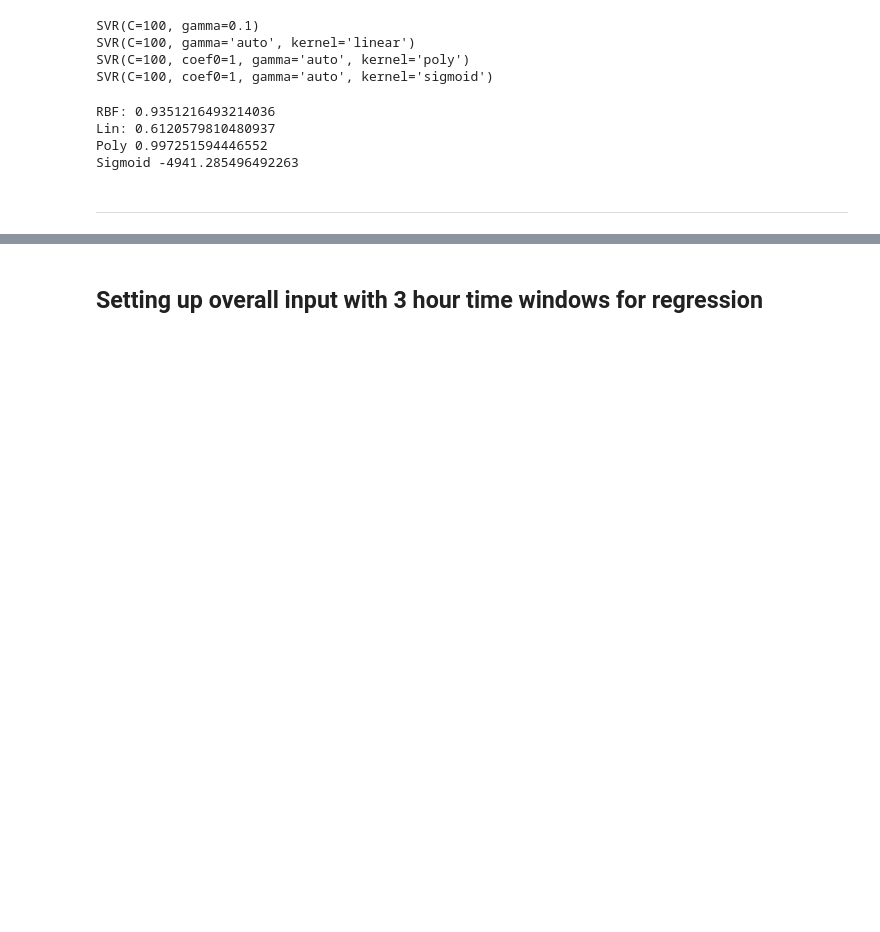
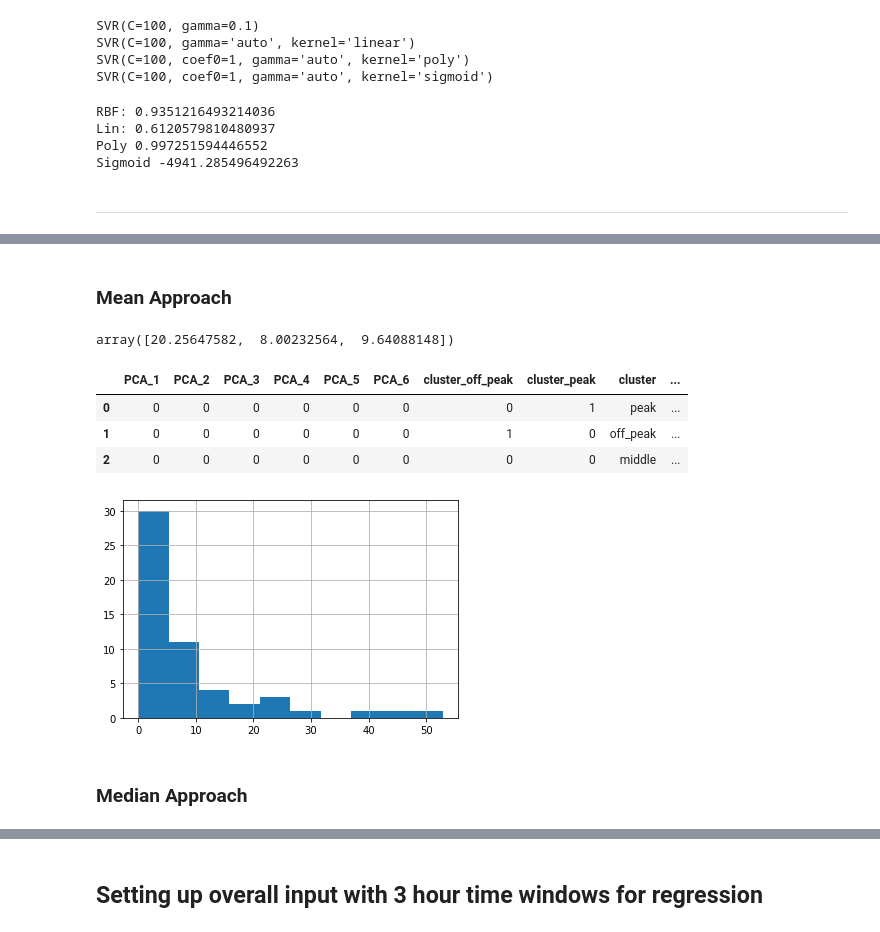
Before and after one commit to AndOleAnd/Capstone_N_A_P, a Jupyter notebook: Notebooks/Predictions.ipynb, the cells around one changed output, grey strips where cells are left out. Saved outputs shown, nothing was run; the diff lists cells and outputs as text; code cells hidden in the pictures; blank space fills up the shorter version.

```diff
--- a/Notebooks/Predictions.ipynb
+++ b/Notebooks/Predictions.ipynb
@@ -723,0 +766,2 @@ Sigmoid -4941.285496492263
+# %% [markdown]
+### Mean Approach
@@ -723,0 +772,4 @@ Sigmoid -4941.285496492263
+# %%
+pred_proxy
+# %% [output]
+array([20.25647582,  8.00232564,  9.64088148])
@@ -723,0 +783,13 @@ Sigmoid -4941.285496492263
+# %%
+df_proxies.head()
+# %% [output]
+|  | PCA_1 | PCA_2 | PCA_3 | PCA_4 | PCA_5 | PCA_6 | cluster_off_peak | cluster_peak | cluster | ... |
+| 0 | 0 | 0 | 0 | 0 | 0 | 0 | 0 | 1 | peak | ... |
+| 1 | 0 | 0 | 0 | 0 | 0 | 0 | 1 | 0 | off_peak | ... |
+| 2 | 0 | 0 | 0 | 0 | 0 | 0 | 0 | 0 | middle | ... |
+# %%
+y.hist();
+# %% [output]
+[figure, added]
+# %% [markdown]
+### Median Approach
```
Also changed, not shown: parts of 143 cells of this notebook, 1 other file.
